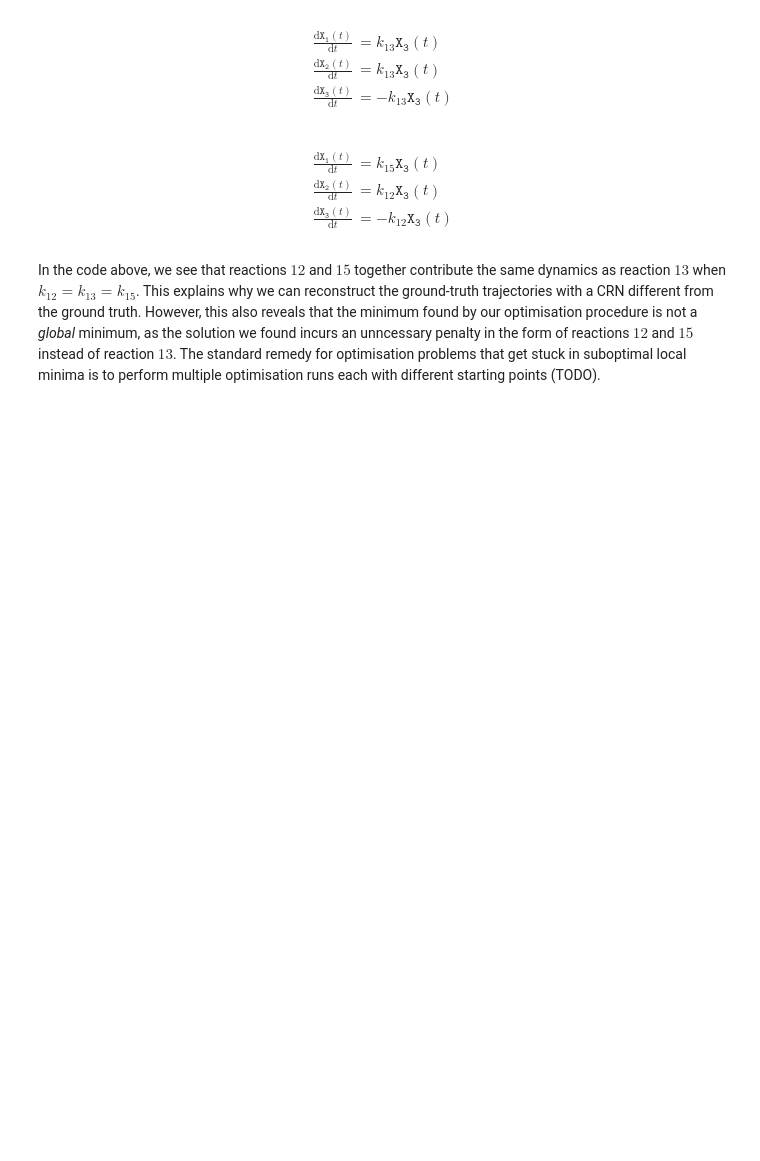
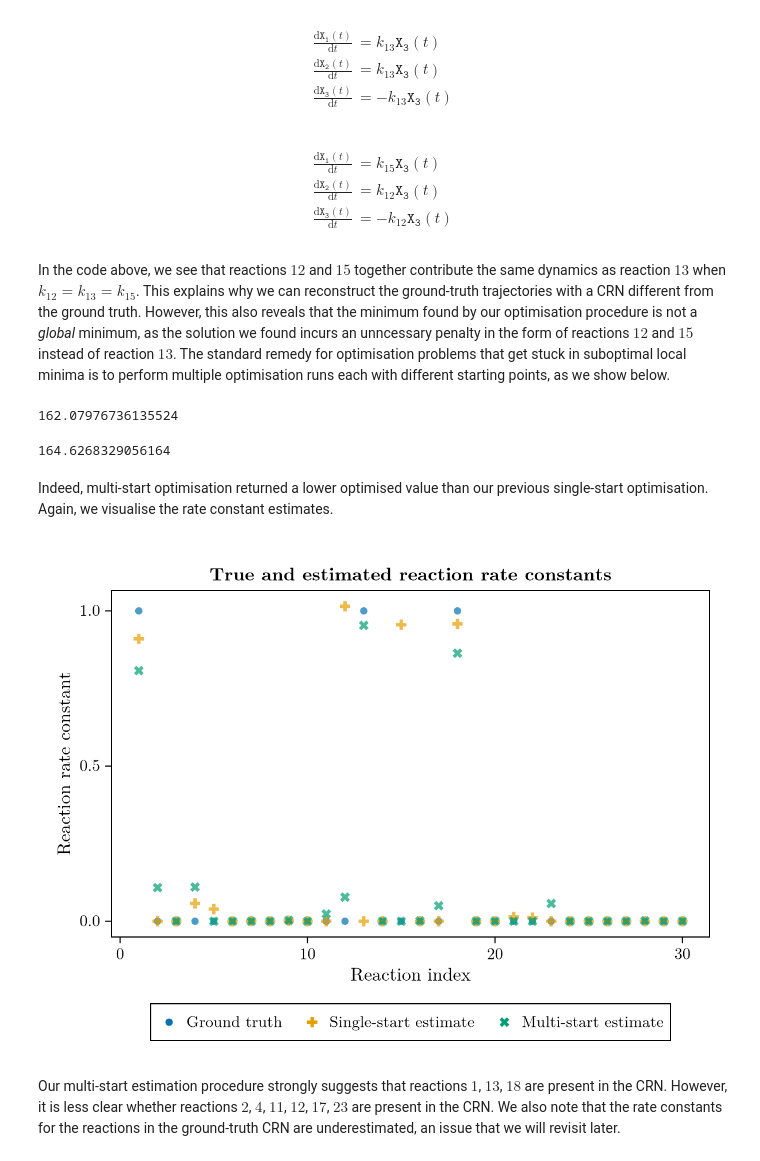
Before and after one commit to ysfoo/crn-inference, a Jupyter notebook: crn_inference_tutorial.ipynb, the cells around one changed output. Cells and saved outputs as stored; diff of their text form; code cells hidden in the pictures; blank space fills up the shorter version.

```diff
--- a/crn_inference_tutorial.ipynb
+++ b/crn_inference_tutorial.ipynb
@@ -440,5 +435,46 @@ $$ \begin{align}
 \end{align}
  $$
 # %% [markdown]
-In the code above, we see that reactions $12$ and $15$ together contribute the same dynamics as reaction $13$ when $k_{12} = k_{13} = k_{15}$. This explains why we can reconstruct the ground-truth trajectories with a CRN different from the ground truth. However, this also reveals that the minimum found by our optimisation procedure is not a *global* minimum, as the solution we found incurs an unncessary penalty in the form of reactions $12$ and $15$ instead of reaction $13$. The standard remedy for optimisation problems that get stuck in suboptimal local minima is to perform multiple optimisation runs each with different starting points (TODO).
+In the code above, we see that reactions $12$ and $15$ together contribute the same dynamics as reaction $13$ when $k_{12} = k_{13} = k_{15}$. This explains why we can reconstruct the ground-truth trajectories with a CRN different from the ground truth. However, this also reveals that the minimum found by our optimisation procedure is not a *global* minimum, as the solution we found incurs an unncessary penalty in the form of reactions $12$ and $15$ instead of reaction $13$. The standard remedy for optimisation problems that get stuck in suboptimal local minima is to perform multiple optimisation runs each with different starting points, as we show below.
+# %%
+# run multiple starts of optimisation, return run with lowest optimised value
+function multistart_optimize(func, start_pts, lower_bounds, upper_bounds, opt_args)
+    wrapper = FunctionWrapper(func)
+    res_vec = [
+        optimize(wrapper, lower_bounds, upper_bounds, start_pt, opt_args...; autodiff = :forward)
+        for start_pt in start_pts
+    ]
+    return argmin((res) -> res.minimum, res_vec)
+end
+
+Random.seed!(3) # use same seed as above to include same starting point
+n_starts = 10
+start_pts = [log.(rand(n_rx)) for _ in 1:n_starts]
+multistart_res = multistart_optimize(penalised_func, start_pts, lower_bounds, upper_bounds, opt_args)
+multistart_res.minimum # optimised value from multi-start optimisation
+# %% [output]
+162.07976736135524
+# %%
+res.minimum # optimised value from single-start optimisation
+# %% [output]
+164.6268329056164
+# %% [markdown]
+Indeed, multi-start optimisation returned a lower optimised value than our previous single-start optimisation. Again, we visualise the rate constant estimates.
+# %%
+multistart_est_kvec = exp.(multistart_res.minimizer)
+
+f = Figure()
+title = "True and estimated reaction rate constants"
+ax = Axis(
+    f[1,1], title=title, xlabel="Reaction index", ylabel="Reaction rate constant"
+)
+scatter!(1:n_rx, true_kvec, alpha=0.7, label="Ground truth")
+scatter!(1:n_rx, est_kvec, alpha=0.7, label="Single-start estimate", marker=:cross, markersize=12)
+scatter!(1:n_rx, multistart_est_kvec, alpha=0.7, label="Multi-start estimate", marker=:xcross, markersize=12)
+f[2, 1] = Legend(f, ax, orientation=:horizontal);
+current_figure()
+# %% [output]
+[figure, added]
+# %% [markdown]
+Our multi-start estimation procedure strongly suggests that reactions $1$, $13$, $18$ are present in the CRN. However, it is less clear whether reactions $2$, $4$, $11$, $12$, $17$, $23$ are present in the CRN. We also note that the rate constants for the reactions in the ground-truth CRN are underestimated, an issue that we will revisit later.
 # %% [markdown]
```
Also changed, not shown: parts of 35 cells of this notebook.
